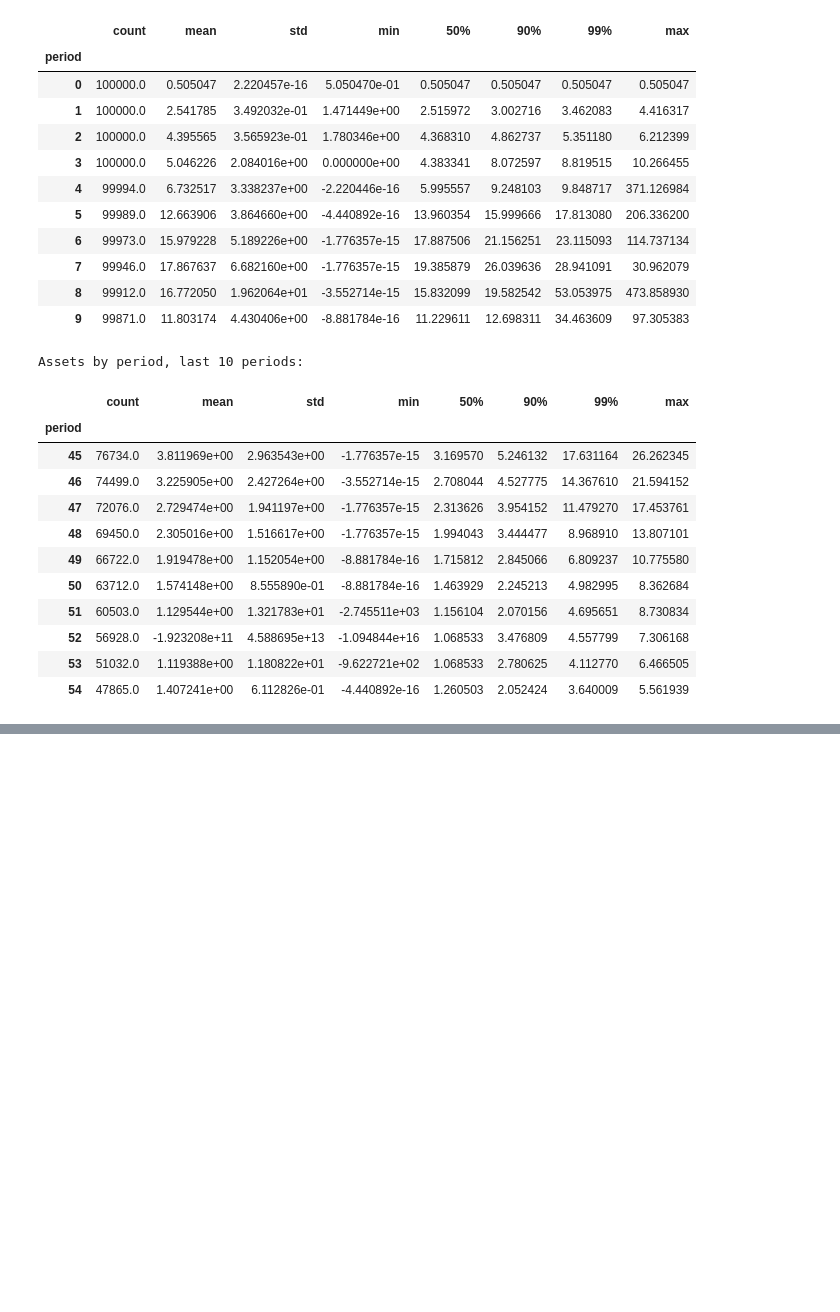
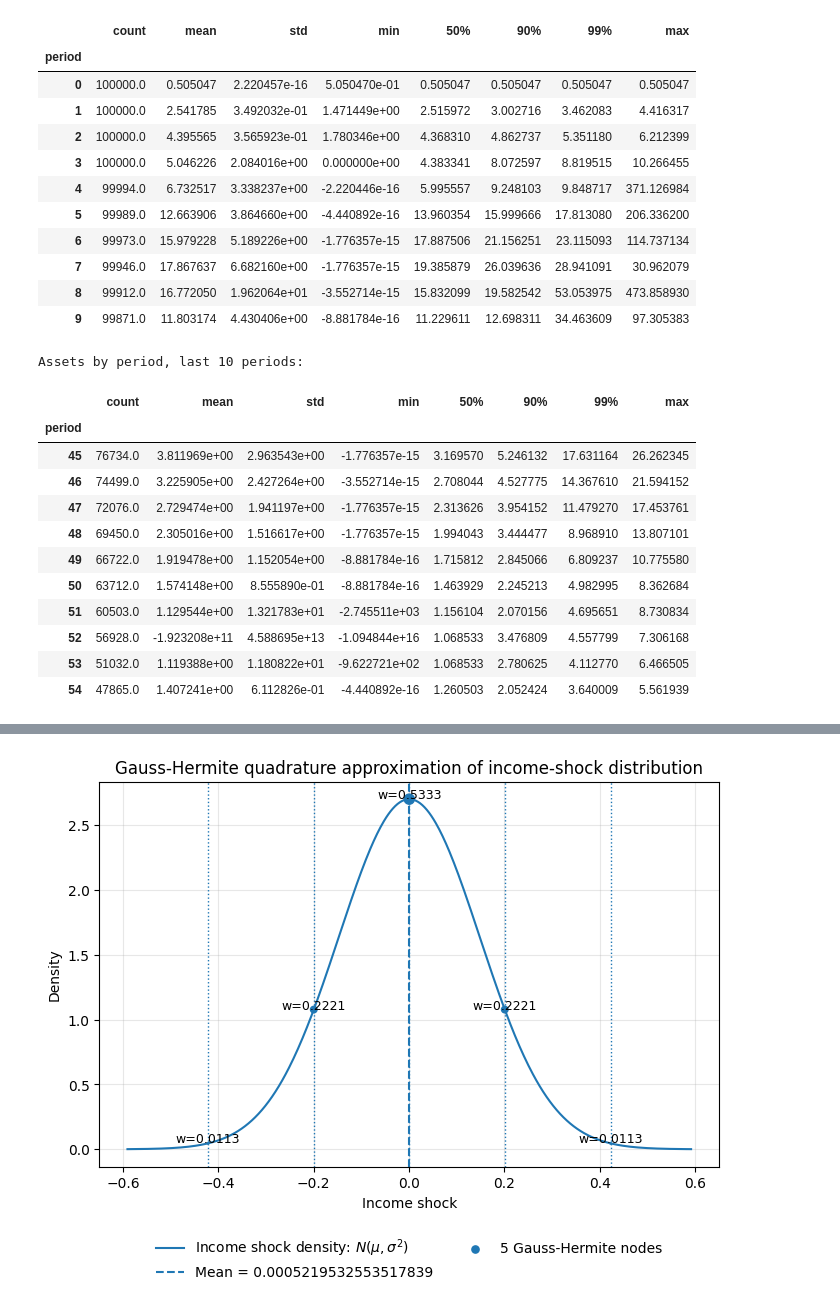
Before and after one commit to Developernash/dp_termpaper, a Jupyter notebook: 0. Model Evalution/2. Using finer model grid analysis.ipynb, the cells around one changed output, grey strips where cells are left out. Drawn from its saved outputs; the diff is of its cells as text; code cells hidden in the pictures; blank space fills up the shorter version.

```diff
--- a/0. Model Evalution/2. Using finer model grid analysis.ipynb
+++ b/0. Model Evalution/2. Using finer model grid analysis.ipynb
@@ -545,0 +550,84 @@ Assets by period, last 10 periods:
+# %%
+import numpy as np
+import matplotlib.pyplot as plt
+from numpy.polynomial.hermite import hermgauss
+from scipy.stats import norm
+
+# ------------------------------------------------------------
+# Income shock distribution
+# ------------------------------------------------------------
+income_shock_mean = 0.0005219532553517839
+income_shock_std = 0.14774217073051604
+n_quad_points = 5
+
+mu = income_shock_mean
+sigma = income_shock_std
+
+# ------------------------------------------------------------
+# Gauss-Hermite quadrature nodes and weights
+# ------------------------------------------------------------
+
+# hermgauss gives nodes/weights for integrals of the form:
+# ∫ exp(-x^2) f(x) dx
+gh_nodes, gh_weights = hermgauss(n_quad_points)
+
+# Transform to normal distribution N(mu, sigma^2)
+quad_nodes = mu + np.sqrt(2) * sigma * gh_nodes
+quad_weights = gh_weights / np.sqrt(np.pi)
+
+# ------------------------------------------------------------
+# Plot normal density and quadrature nodes
+# ------------------------------------------------------------
+
+x = np.linspace(mu - 4 * sigma, mu + 4 * sigma, 500)
+density = norm.pdf(x, loc=mu, scale=sigma)
+
+fig, ax = plt.subplots(figsize=(8, 5))
+
+# Normal density
+ax.plot(x, density, label=r"Income shock density: $N(\mu, \sigma^2)$")
+
+# Mean line
+ax.axvline(mu, linestyle="--", linewidth=1.5, label=f"Mean = {mu}")
+
+# Quadrature nodes
+ax.scatter(
+    quad_nodes,
+    norm.pdf(quad_nodes, loc=mu, scale=sigma),
+    s=quad_weights * 100,
+    label=f"{n_quad_points} Gauss-Hermite nodes",
+    zorder=3,
+)
+
+# Vertical lines at quadrature nodes
+for node, weight in zip(quad_nodes, quad_weights):
+    ax.axvline(node, linestyle=":", linewidth=1)
+    ax.text(
+        node,
+        norm.pdf(node, loc=mu, scale=sigma) + 0.005,
+        f"w={weight:.4f}",
+        ha="center",
+        fontsize=9,
+    )
+
+ax.set_title("Gauss-Hermite quadrature approximation of income-shock distribution")
+ax.set_xlabel("Income shock")
+ax.set_ylabel("Density")
+ax.legend(
+    loc="upper center",
+    bbox_to_anchor=(0.5, -0.15),
+    ncol=2,
+    frameon=False,
+)
+ax.grid(True, alpha=0.3)
+
+plt.show()
+
+# Print nodes and weights
+quad_table = np.column_stack([quad_nodes, quad_weights])
+print("Quadrature nodes and weights:")
+print("node\t\tweight")
+for node, weight in quad_table:
+    print(f"{node: .4f}\t{weight: .4f}")
+# %% [output]
+[figure, added]
```
Also changed, not shown: parts of 3 cells of this notebook, 51 other files.
